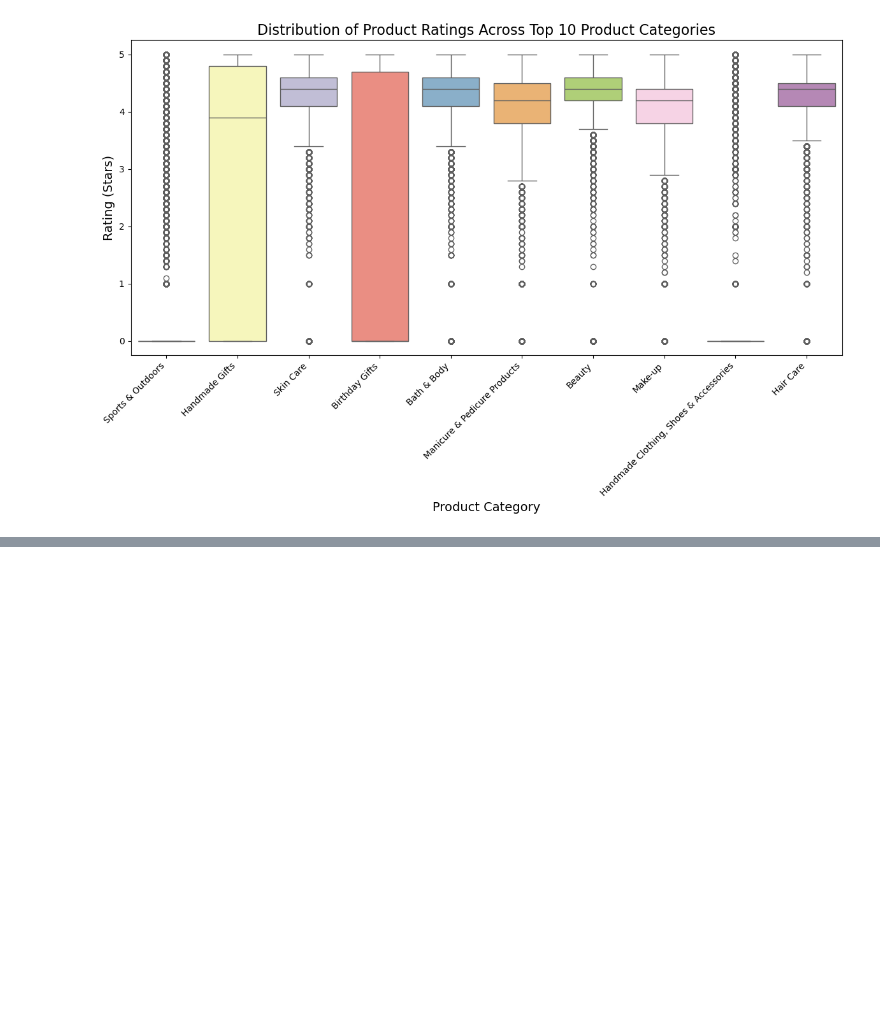
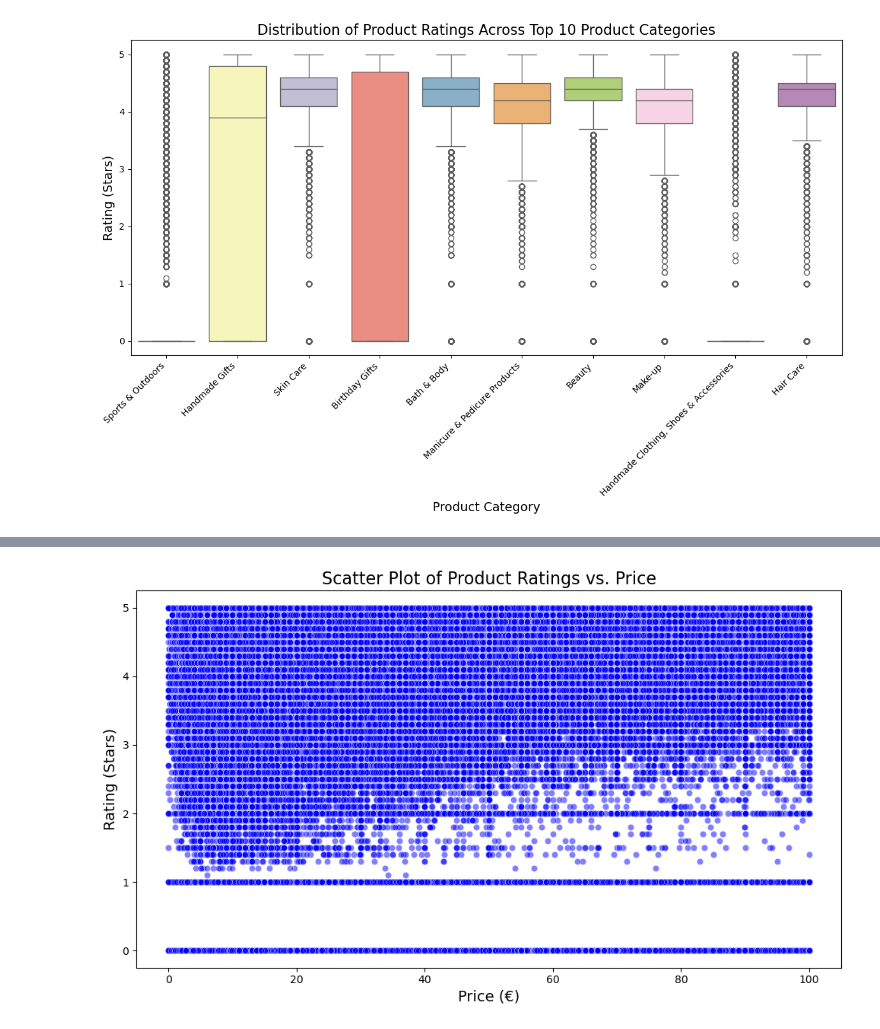
Before and after one commit to PaolaGaray/lab-eda-bivariate, a Jupyter notebook: EDA_bivariate_analysis.ipynb, the cells around one changed output, grey strips where cells are left out. Cells and saved outputs as stored; diff of their text form; code cells hidden in the pictures; blank space fills up the shorter version.

```diff
--- a/EDA_bivariate_analysis.ipynb
+++ b/EDA_bivariate_analysis.ipynb
@@ -495,0 +529,15 @@ Passing `palette` without assigning `hue` is deprecated and will be removed in v
+# %%
+# Create a scatter plot for price vs. rating (stars)
+plt.figure(figsize=(10, 6))
+sns.scatterplot(x='price', y='stars', data=df_no_outliers, color='b', alpha=0.5)
+
+# Add labels and title
+plt.title('Scatter Plot of Product Ratings vs. Price', fontsize=16)
+plt.xlabel('Price (€)', fontsize=14)
+plt.ylabel('Rating (Stars)', fontsize=14)
+
+# Show the plot
+plt.tight_layout()
+plt.show()
+# %% [output]
+[figure, added]
```
Also changed, not shown: parts of 14 cells of this notebook.
